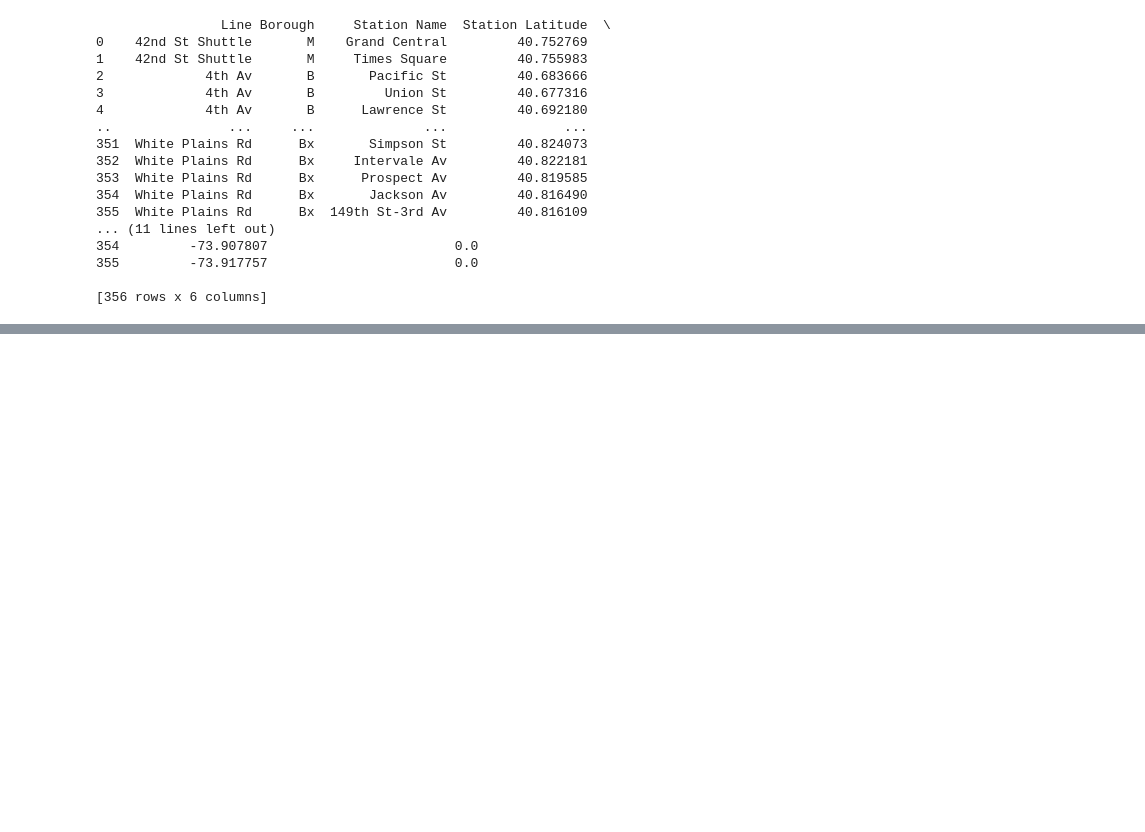
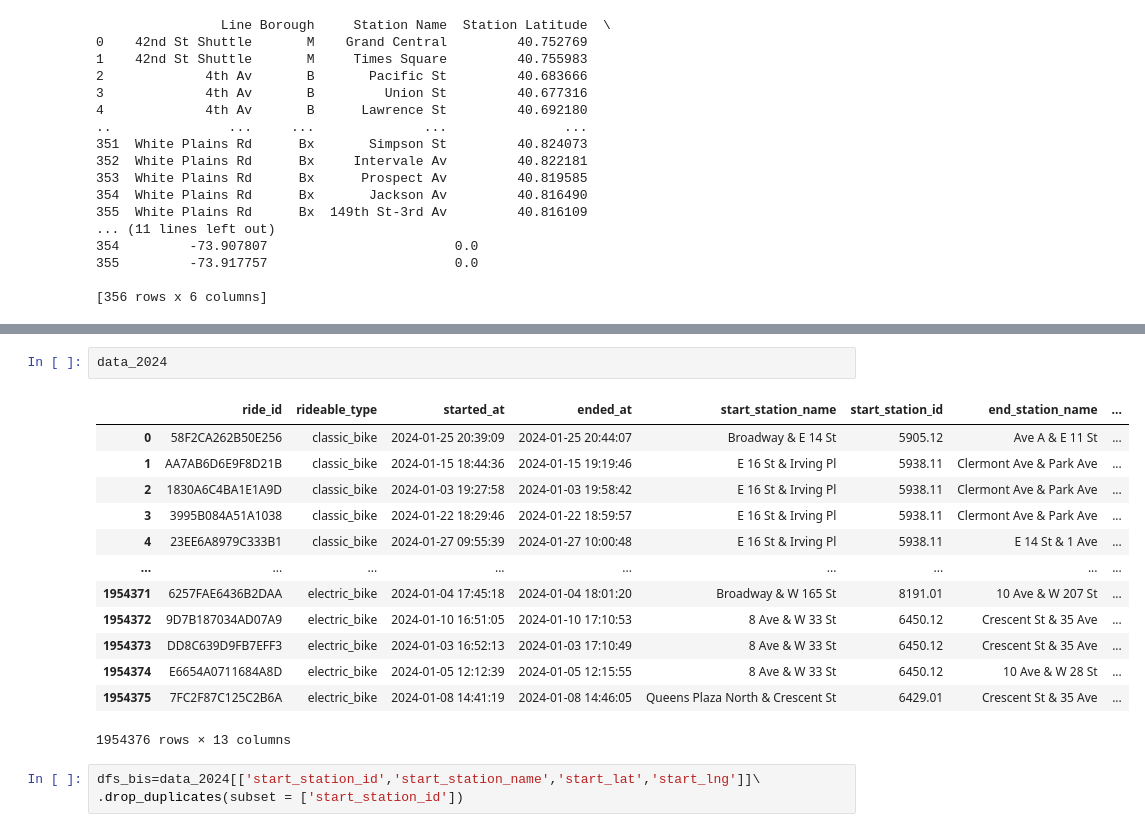
Before and after one commit to lukasschirren/nyc_bike_rental, a Jupyter notebook: Auriane_Workspace.ipynb, the cells around one changed output, grey strips where cells are left out. Saved outputs shown, nothing was run; the diff lists cells and outputs as text; blank space fills up the shorter version.

```diff
--- a/Auriane_Workspace.ipynb
+++ b/Auriane_Workspace.ipynb
@@ -420,3 +404,22 @@ for idx, row in subway_station.iterrows():
 nyc_map_subway
 # %% [output]
 [interactive output not drawn]
+# %%
+data_2024
+# %% [output]
+|  | ride_id | rideable_type | started_at | ended_at | start_station_name | start_station_id | end_station_name | ... |
+| 0 | 58F2CA262B50E256 | classic_bike | 2024-01-25 20:39:09 | 2024-01-25 20:44:07 | Broadway & E 14 St | 5905.12 | Ave A & E 11 St | ... |
+| 1 | AA7AB6D6E9F8D21B | classic_bike | 2024-01-15 18:44:36 | 2024-01-15 19:19:46 | E 16 St & Irving Pl | 5938.11 | Clermont Ave & Park Ave | ... |
+| 2 | 1830A6C4BA1E1A9D | classic_bike | 2024-01-03 19:27:58 | 2024-01-03 19:58:42 | E 16 St & Irving Pl | 5938.11 | Clermont Ave & Park Ave | ... |
+| 3 | 3995B084A51A1038 | classic_bike | 2024-01-22 18:29:46 | 2024-01-22 18:59:57 | E 16 St & Irving Pl | 5938.11 | Clermont Ave & Park Ave | ... |
+| 4 | 23EE6A8979C333B1 | classic_bike | 2024-01-27 09:55:39 | 2024-01-27 10:00:48 | E 16 St & Irving Pl | 5938.11 | E 14 St & 1 Ave | ... |
+| ... | ... | ... | ... | ... | ... | ... | ... | ... |
+| 1954371 | 6257FAE6436B2DAA | electric_bike | 2024-01-04 17:45:18 | 2024-01-04 18:01:20 | Broadway & W 165 St | 8191.01 | 10 Ave & W 207 St | ... |
+| 1954372 | 9D7B187034AD07A9 | electric_bike | 2024-01-10 16:51:05 | 2024-01-10 17:10:53 | 8 Ave & W 33 St | 6450.12 | Crescent St & 35 Ave | ... |
+| 1954373 | DD8C639D9FB7EFF3 | electric_bike | 2024-01-03 16:52:13 | 2024-01-03 17:10:49 | 8 Ave & W 33 St | 6450.12 | Crescent St & 35 Ave | ... |
+| 1954374 | E6654A0711684A8D | electric_bike | 2024-01-05 12:12:39 | 2024-01-05 12:15:55 | 8 Ave & W 33 St | 6450.12 | 10 Ave & W 28 St | ... |
+| 1954375 | 7FC2F87C125C2B6A | electric_bike | 2024-01-08 14:41:19 | 2024-01-08 14:46:05 | Queens Plaza North & Crescent St | 6429.01 | Crescent St & 35 Ave | ... |
+1954376 rows × 13 columns
+# %%
+dfs_bis=data_2024[['start_station_id','start_station_name','start_lat','start_lng']]\
+.drop_duplicates(subset = ['start_station_id'])
```
Also changed, not shown: parts of 10 cells of this notebook, 5 other files.
